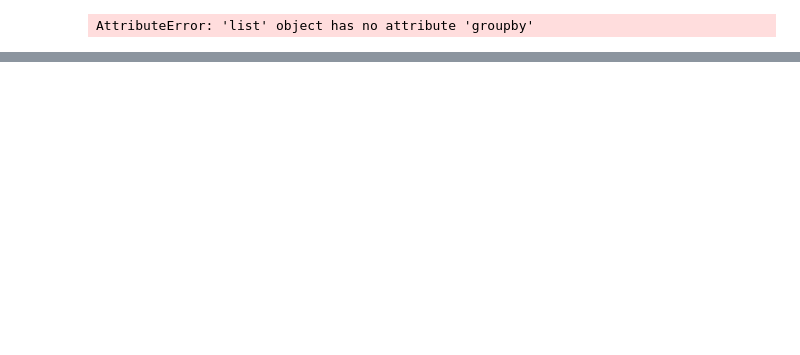
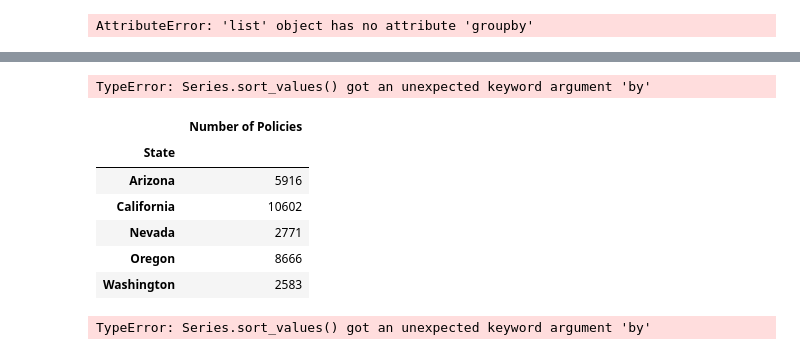
Before and after one commit to data-bootcamp-v4/lab-dw-data-aggregation-and-filtering, a Jupyter notebook: lab-dw-aggregating.ipynb, the cells around one changed output, grey strips where cells are left out. Cells and saved outputs as stored; diff of their text form; code cells hidden in the pictures; blank space fills up the shorter version.

Commit message:
week two data aggregation done

```diff
--- a/lab-dw-aggregating.ipynb
+++ b/lab-dw-aggregating.ipynb
@@ -108,0 +160,3 @@ AttributeError: 'list' object has no attribute 'groupby'
+# %%
+df_1['Month'] = df_1['Effective To Date'].str[:1]
+df_1["Month"]
@@ -108,0 +176,3 @@ AttributeError: 'list' object has no attribute 'groupby'
+# %%
+df_1["Month"] = df_1["Month"]
+df_1.head()
@@ -108,0 +205,3 @@ AttributeError: 'list' object has no attribute 'groupby'
+# %%
+df_top = df_1.groupby(["State"])["Number of Policies"].sum()
+df_top
@@ -108,0 +216,18 @@ AttributeError: 'list' object has no attribute 'groupby'
+# %%
+sorted_df = df_top.sort_values(by='Number of Policies')
+# %% [output]
+TypeError: Series.sort_values() got an unexpected keyword argument 'by'
+# %%
+pd.DataFrame(df_top)
+# %% [output]
+|  | Number of Policies |
+| State |  |
+| Arizona | 5916 |
+| California | 10602 |
+| Nevada | 2771 |
+| Oregon | 8666 |
+| Washington | 2583 |
+# %%
+sorted_df = df_top.sort_values(by = 'Number of Policies')
+# %% [output]
+TypeError: Series.sort_values() got an unexpected keyword argument 'by'
```
Also changed, not shown: parts of 13 cells of this notebook.
